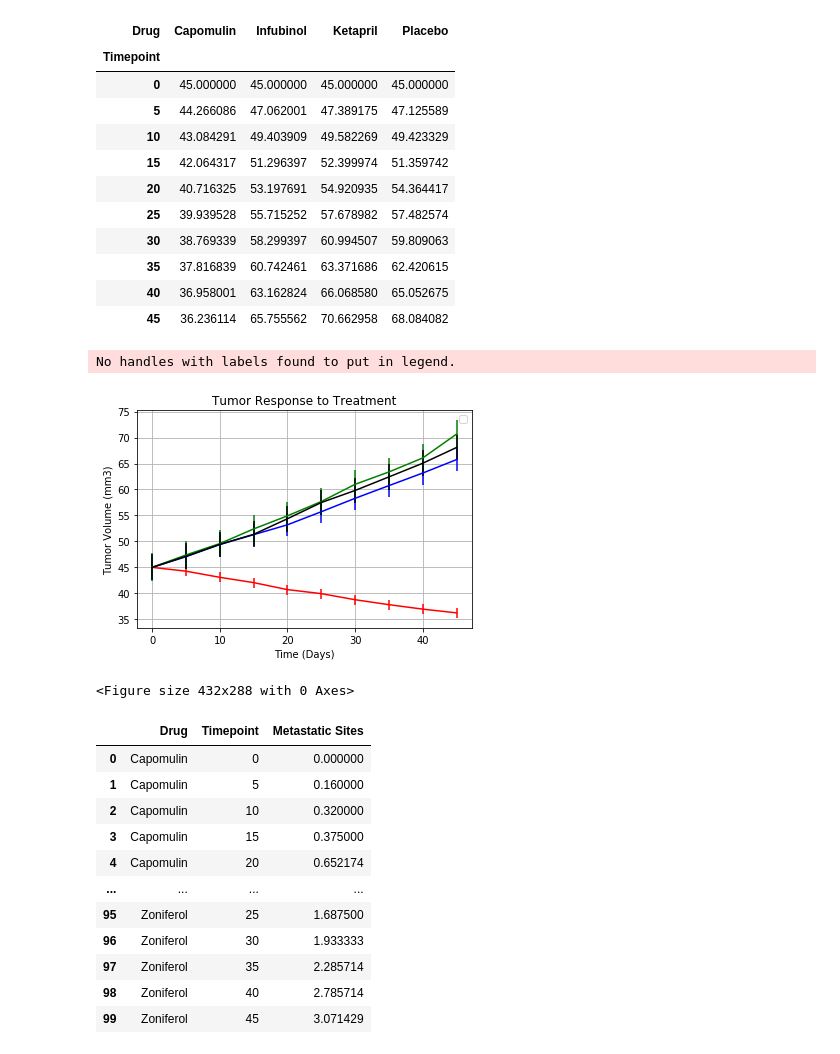
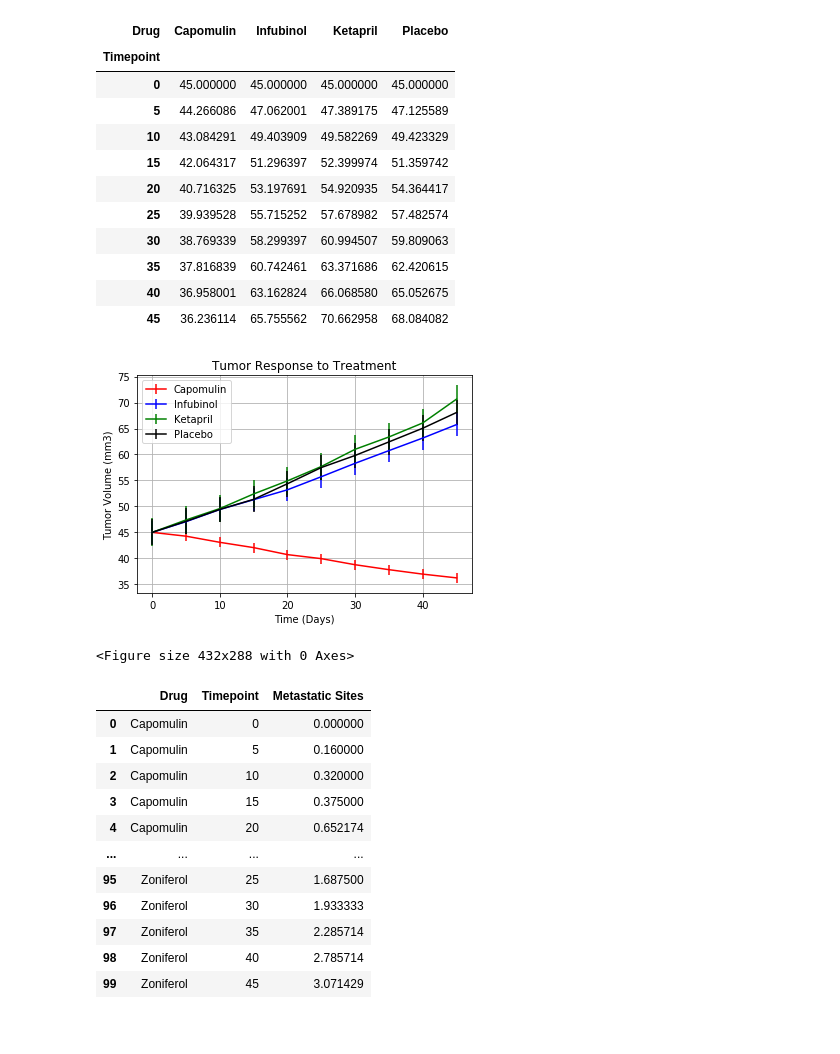
Before and after one commit to laurybenoit/Matplotlib, a Jupyter notebook: Pymaceuticals.ipynb, the cells around one changed output. Saved outputs shown, nothing was run; the diff lists cells and outputs as text; code cells hidden in the pictures.

```diff
--- a/Pymaceuticals.ipynb
+++ b/Pymaceuticals.ipynb
@@ -116,29 +116,28 @@ data_needed
 # %%
  # Generate the Plot (with Error Bars)
 drugs=["Capomulin","Infubinol","Ketapril","Placebo"]
 colors=["red","blue","green","black"]
 markers=["o","^","s","d"]
 fig, ax = plt.subplots()
 for drug in drugs:
     x_data = data_needed.index.values
     y_data = data_needed[drug]
     error = sem(data_needed[drug])
     set_index = drugs.index(drug)
     plt_graph = ax.errorbar(x_data,y_data,error,color=colors[set_index])
 
-plt.legend(loc='best')
+plt.legend(drugs)
 plt.title('Tumor Response to Treatment')
 plt.xlabel('Time (Days)')
 plt.ylabel('Tumor Volume (mm3)')
 plt.grid()
 plt.show()
 
 # Save the Figur
 plt.savefig("..Treatment.png")
 # %% [output]
+[figure, new version]
-No handles with labels found to put in legend.
+<Figure size 432x288 with 0 Axes>
-[figure, old version]
-<Figure size 432x288 with 0 Axes>
 # %%
 # Store the Mean Met. Site Data Grouped by Drug and Timepoint
 met_data_error = merge_data_df.groupby(['Drug','Timepoint'])['Metastatic Sites'].mean()
```
Also changed, not shown: parts of 6 cells of this notebook, 3 other files.
